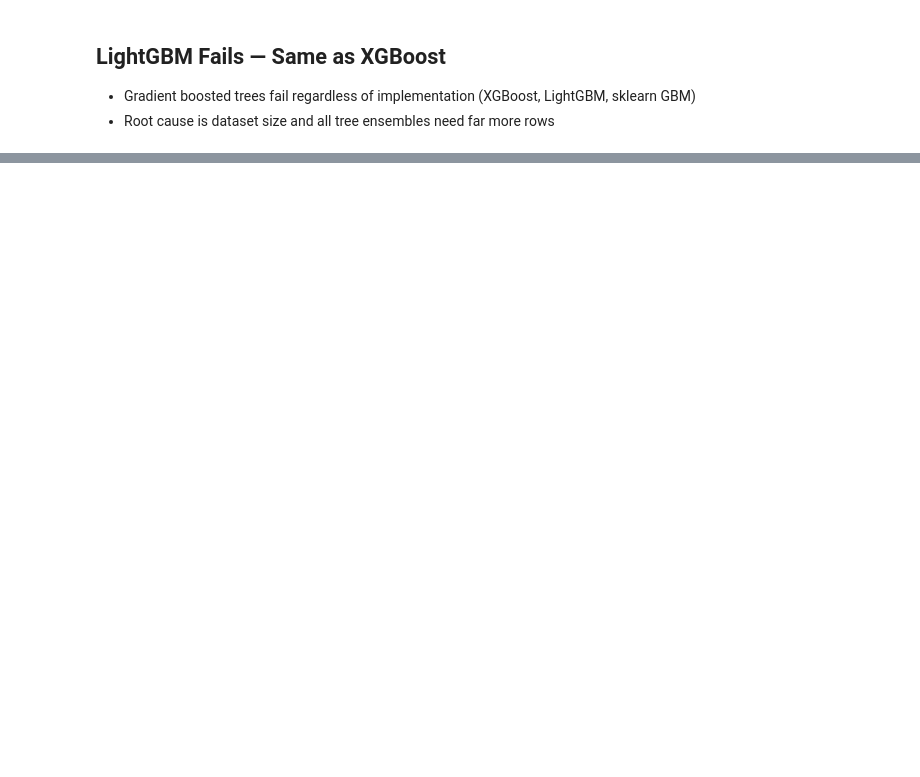
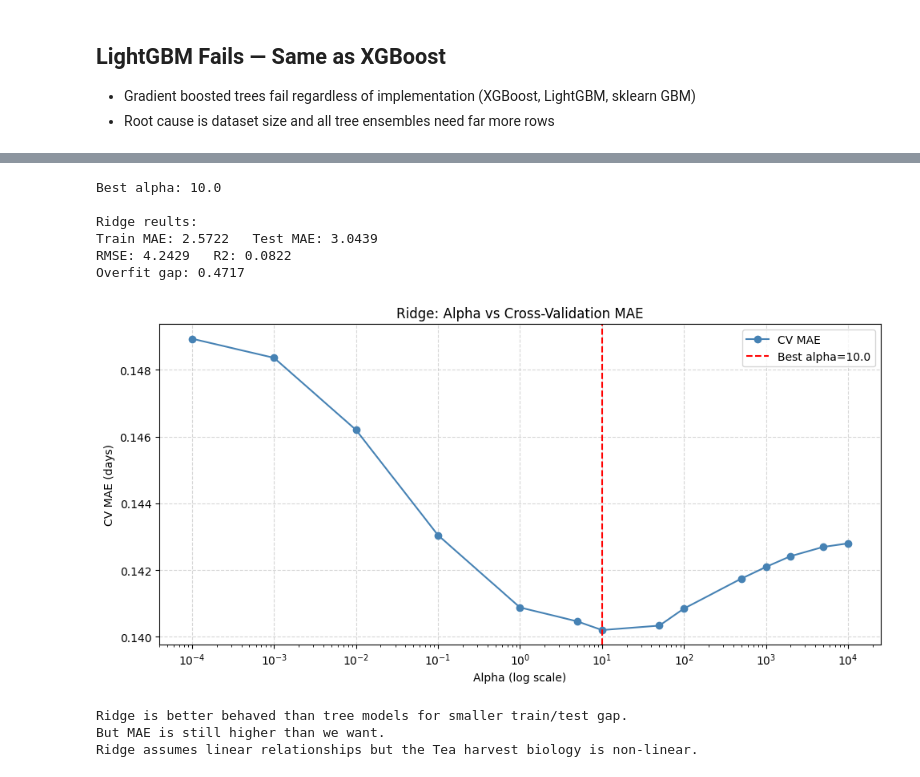
Before and after one commit to Akshatha7710/smart-tea-estate-management-system, a Jupyter notebook: model_training.ipynb, the cells around one changed output, grey strips where cells are left out. Saved outputs shown, nothing was run; the diff lists cells and outputs as text; code cells hidden in the pictures; blank space fills up the shorter version.

Commit message:
Ridge Regression -  first positive R2, linear model generalises but underfits

```diff
--- a/model_training.ipynb
+++ b/model_training.ipynb
@@ -500,0 +549,52 @@ Conclusion: All gradient boosting variants fail on n=141.
+# %%
+from sklearn.linear_model import Ridge
+
+# Scale features for Ridge
+feat_scaler = MinMaxScaler()
+X_train_sc = feat_scaler.fit_transform(X_train)
+X_test_sc  = feat_scaler.transform(X_test)
+
+# Grid search over alpha
+alphas = [0.0001, 0.001, 0.01, 0.1, 1.0, 5.0, 10.0, 50.0, 100.0, 500.0, 1000.0, 2000.0, 5000.0, 10000.0]
+gs = GridSearchCV(Ridge(max_iter=10000), {"alpha": alphas},
+                  cv=cv5, scoring="neg_mean_absolute_error", n_jobs=-1)
+gs.fit(X_train_sc, y_train_n)
+
+y_pred_n = gs.best_estimator_.predict(X_test_sc)
+mae, rmse, r2 = score(y_pred_n, y_test)
+train_pred_n = gs.best_estimator_.predict(X_train_sc)
+train_mae, _, _ = score(train_pred_n, y_train)
+
+print(f"Best alpha: {gs.best_params_['alpha']}")
+print(f"\nRidge reults:")
+print(f"Train MAE: {train_mae:.4f}   Test MAE: {mae:.4f}")
+print(f"RMSE: {rmse:.4f}   R2: {r2:.4f}")
+print(f"Overfit gap: {mae - train_mae:.4f}")
+# %% [output]
+Best alpha: 10.0
+
+Ridge reults:
+Train MAE: 2.5722   Test MAE: 3.0439
+RMSE: 4.2429   R2: 0.0822
+Overfit gap: 0.4717
+# %%
+# Alpha vs MAE curve
+cv_results = gs.cv_results_
+mean_scores = -cv_results['mean_test_score']
+
+fig, ax = plt.subplots(figsize=(10,5))
+ax.semilogx(alphas, mean_scores, 'o-', color='steelblue', label='CV MAE')
+ax.axvline(gs.best_params_['alpha'], color='red', linestyle='--', label=f"Best alpha={gs.best_params_['alpha']}")
+ax.set_xlabel('Alpha (log scale)'); ax.set_ylabel('CV MAE (days)')
+ax.set_title('Ridge: Alpha vs Cross-Validation MAE')
+ax.legend(); ax.grid(linestyle='--', alpha=0.5)
+plt.tight_layout(); plt.savefig('model_08_ridge_alpha.png', dpi=150); plt.show()
+
+print("Ridge is better behaved than tree models for smaller train/test gap.")
+print("But MAE is still higher than we want.")
+print("Ridge assumes linear relationships but the Tea harvest biology is non-linear.")
+# %% [output]
+[figure, added]
+Ridge is better behaved than tree models for smaller train/test gap.
+But MAE is still higher than we want.
+Ridge assumes linear relationships but the Tea harvest biology is non-linear.
```
Also changed, not shown: parts of 18 cells of this notebook.
